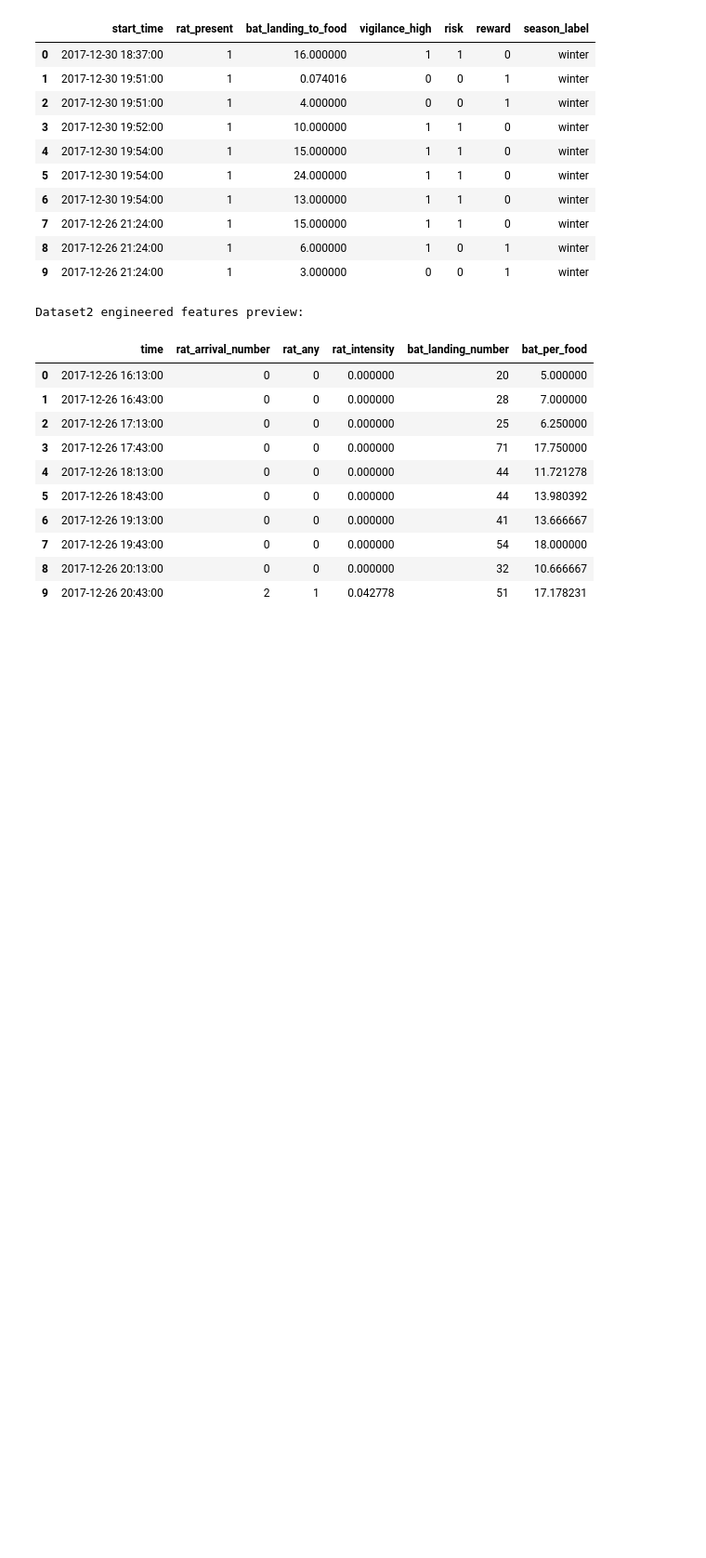
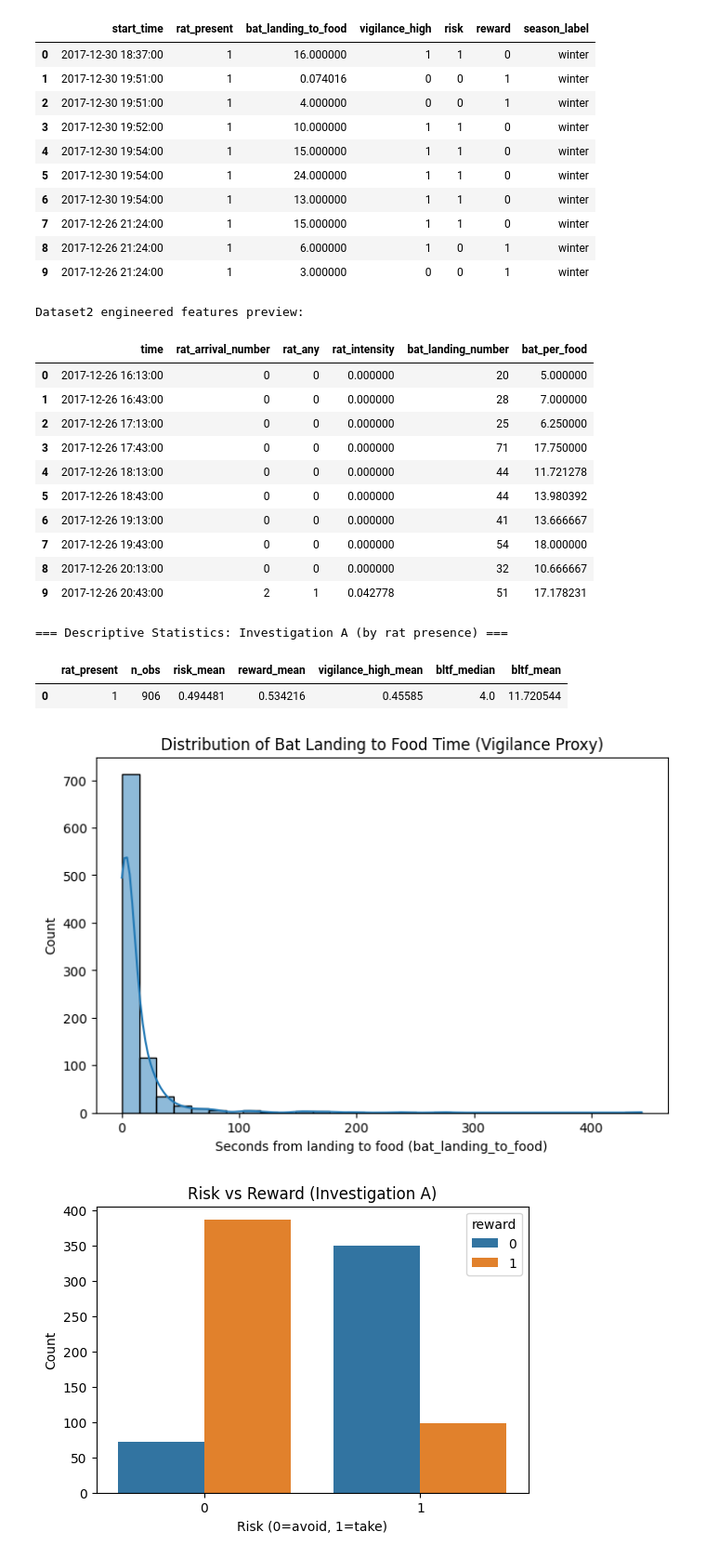
Before and after one commit to Harinder-cdu/HIT410-group54, a Jupyter notebook: bat_vs_rat.ipynb, the cells around one changed output. Shown: that part at 93% size. Cells and saved outputs as stored; diff of their text form; code cells hidden in the pictures; blank space fills up the shorter version.

Commit message:
Add files via upload
investigation A

```diff
--- a/bat_vs_rat.ipynb
+++ b/bat_vs_rat.ipynb
@@ -460,3 +460,53 @@ Dataset2 engineered features preview:
 | 7 | 2017-12-26 19:43:00 | 0 | 0 | 0.000000 | 54 | 18.000000 |
 | 8 | 2017-12-26 20:13:00 | 0 | 0 | 0.000000 | 32 | 10.666667 |
 | 9 | 2017-12-26 20:43:00 | 2 | 1 | 0.042778 | 51 | 17.178231 |
+# %%
+# Descriptive stats for Investigation A
+
+desc_A = df1_fe.groupby("rat_present").agg(
+    n_obs=("rat_present", "size"),
+    risk_mean=("risk", lambda x: pd.to_numeric(x).mean()),
+    reward_mean=("reward", lambda x: pd.to_numeric(x).mean()),
+    vigilance_high_mean=("vigilance_high", "mean"),
+    bltf_median=("bat_landing_to_food", "median"),
+    bltf_mean=("bat_landing_to_food", "mean")
+).reset_index()
+
+print("\n=== Descriptive Statistics: Investigation A (by rat presence) ===")
+display(desc_A)
+# %% [output]
+=== Descriptive Statistics: Investigation A (by rat presence) ===
+|  | rat_present | n_obs | risk_mean | reward_mean | vigilance_high_mean | bltf_median | bltf_mean |
+| 0 | 1 | 906 | 0.494481 | 0.534216 | 0.45585 | 4.0 | 11.720544 |
+# %%
+# Visualisations for Investigation A
+
+import matplotlib.pyplot as plt
+import seaborn as sns
+
+# --- Distribution of bat_landing_to_food (vigilance proxy) ---
+plt.figure(figsize=(8,5))
+sns.histplot(df1_fe["bat_landing_to_food"], bins=30, kde=True)
+plt.xlabel("Seconds from landing to food (bat_landing_to_food)")
+plt.ylabel("Count")
+plt.title("Distribution of Bat Landing to Food Time (Vigilance Proxy)")
+plt.show()
+
+# --- Risk vs Reward counts ---
+plt.figure(figsize=(6,4))
+sns.countplot(data=df1_fe, x="risk", hue="reward")
+plt.title("Risk vs Reward (Investigation A)")
+plt.xlabel("Risk (0=avoid, 1=take)")
+plt.ylabel("Count")
+plt.show()
+
+# --- Vigilance (binary) distribution ---
+plt.figure(figsize=(6,4))
+sns.countplot(data=df1_fe, x="vigilance_high")
+plt.title("Vigilance High (0=low, 1=high)")
+plt.xlabel("Vigilance Level")
+plt.ylabel("Count")
+plt.show()
+# %% [output]
+[figure, added]
+[figure, added]
```
Also changed, not shown: parts of 3 cells of this notebook.
